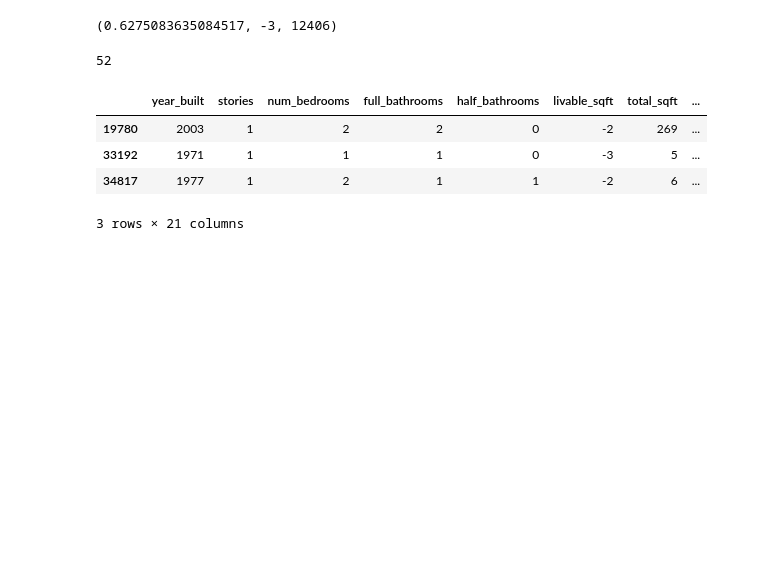
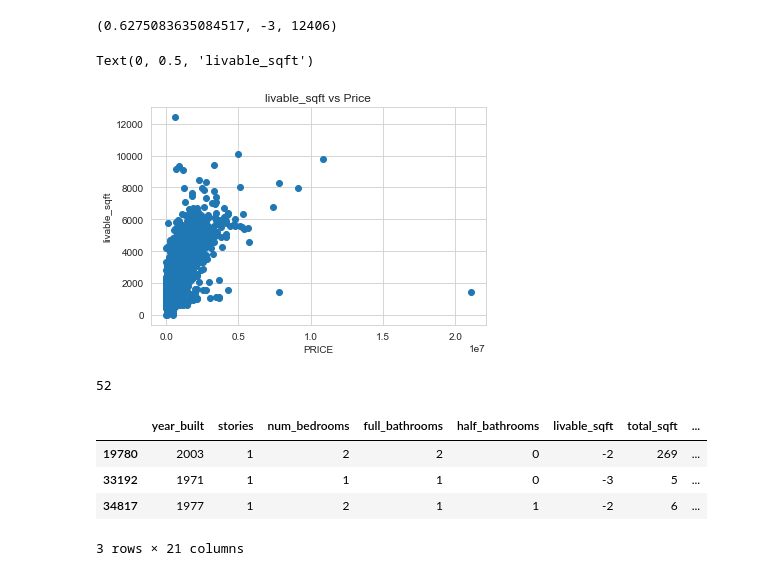
Before and after one commit to Claire56/House_value_estimate, a Jupyter notebook: linkedinDataset.ipynb, the cells around one changed output. Drawn from its saved outputs; the diff is of its cells as text; code cells hidden in the pictures; blank space fills up the shorter version.

```diff
--- a/linkedinDataset.ipynb
+++ b/linkedinDataset.ipynb
@@ -230,6 +246,14 @@ data['garage_sqft'].corr(data['sale_price']) , min(data['garage_sqft']), max(dat
 data['livable_sqft'].corr(data['sale_price']) , min(data['livable_sqft']), max(data['livable_sqft'])
 # %% [output]
 (0.6275083635084517, -3, 12406)
+# %%
+plt.scatter(data.sale_price,data.livable_sqft)
+plt.title('livable_sqft vs Price')
+plt.xlabel('PRICE')
+plt.ylabel('livable_sqft')
+# %% [output]
+Text(0, 0.5, 'livable_sqft')
+[figure, added]
 # %%
 len(data[data['garage_sqft']< 0]) # negative values
 # %% [output]
```
Also changed, not shown: parts of 11 cells of this notebook, 6 other files.
